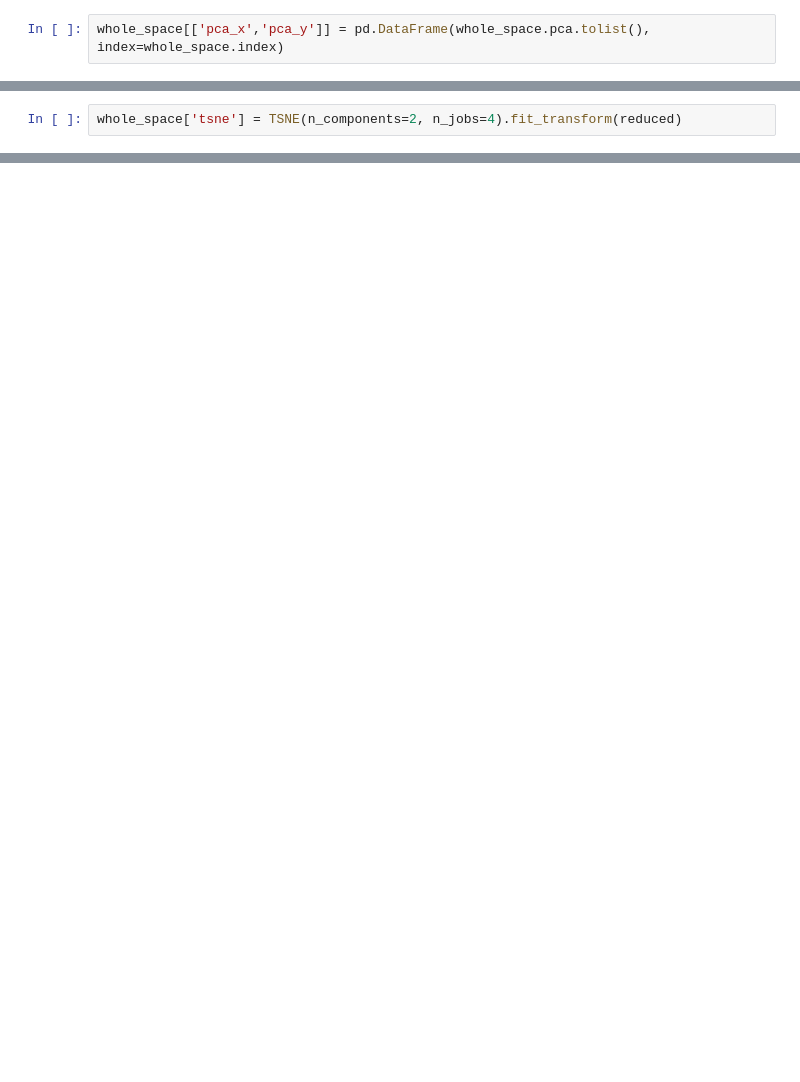
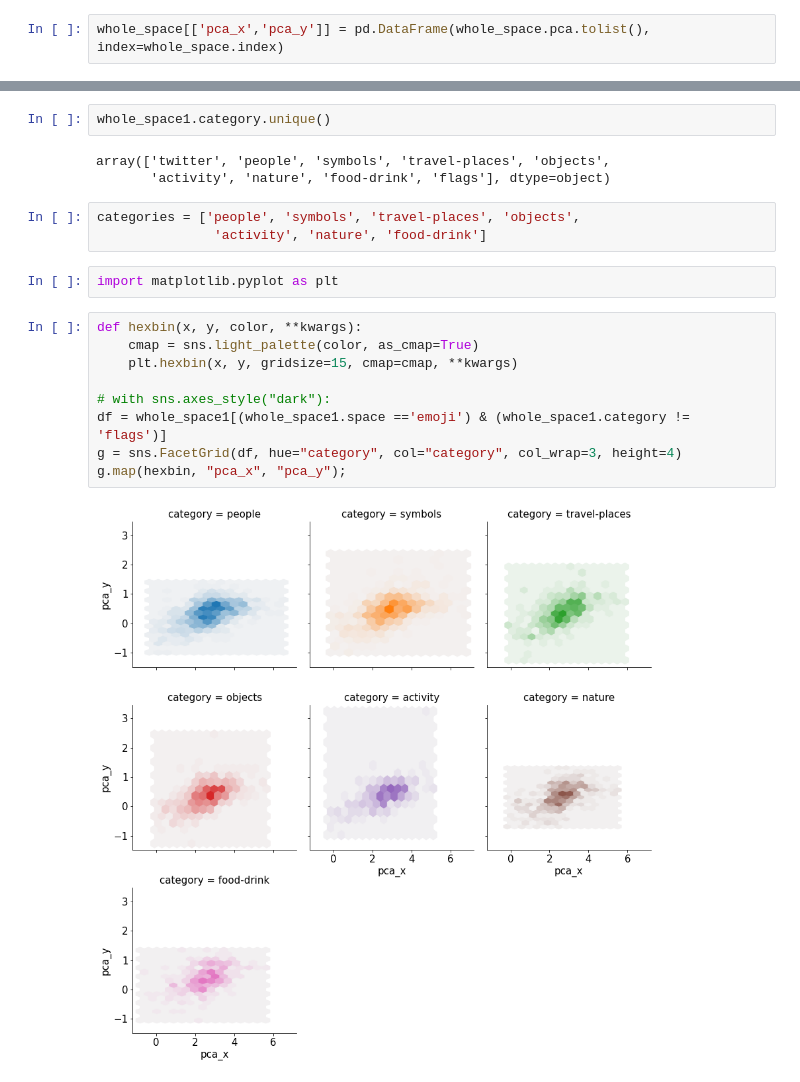
Before and after one commit to epfl-ada/emoji-ambiguity, a Jupyter notebook: notebooks/09_embedded_heatmap.ipynb, the cells around one changed output, grey strips where cells are left out. Cells and saved outputs as stored; diff of their text form; blank space fills up the shorter version.

```diff
--- a/notebooks/09_embedded_heatmap.ipynb
+++ b/notebooks/09_embedded_heatmap.ipynb
@@ -81,2 +146,0 @@ from MulticoreTSNE import MulticoreTSNE as TSNE
-# %%
-whole_space['tsne'] = TSNE(n_components=2, n_jobs=4).fit_transform(reduced)
@@ -84,0 +208,21 @@ del reduced
+# %%
+whole_space1.category.unique()
+# %% [output]
+array(['twitter', 'people', 'symbols', 'travel-places', 'objects',
+       'activity', 'nature', 'food-drink', 'flags'], dtype=object)
+# %%
+categories = ['people', 'symbols', 'travel-places', 'objects',
+               'activity', 'nature', 'food-drink']
+# %%
+import matplotlib.pyplot as plt
+# %%
+def hexbin(x, y, color, **kwargs):
+    cmap = sns.light_palette(color, as_cmap=True)
+    plt.hexbin(x, y, gridsize=15, cmap=cmap, **kwargs)
+
+# with sns.axes_style("dark"):
+df = whole_space1[(whole_space1.space =='emoji') & (whole_space1.category != 'flags')]
+g = sns.FacetGrid(df, hue="category", col="category", col_wrap=3, height=4)
+g.map(hexbin, "pca_x", "pca_y");
+# %% [output]
+[figure, added]
```
Also changed, not shown: parts of 49 cells of this notebook, 5 other files.
